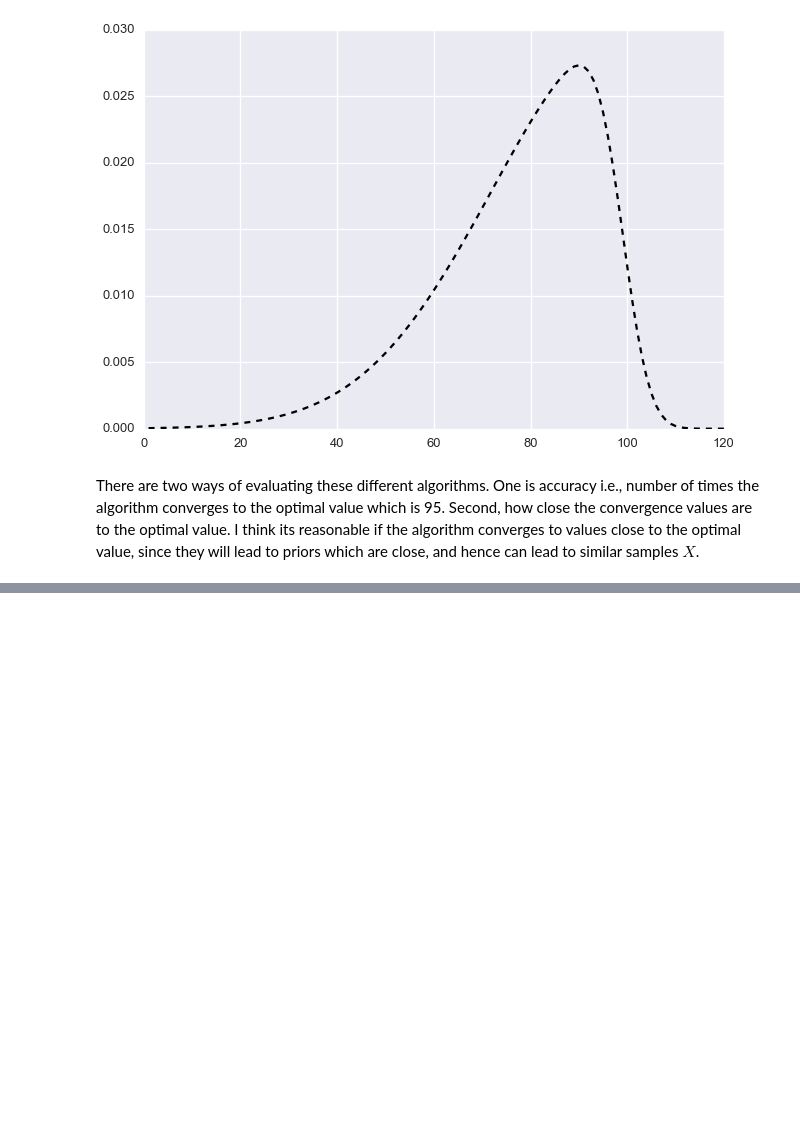
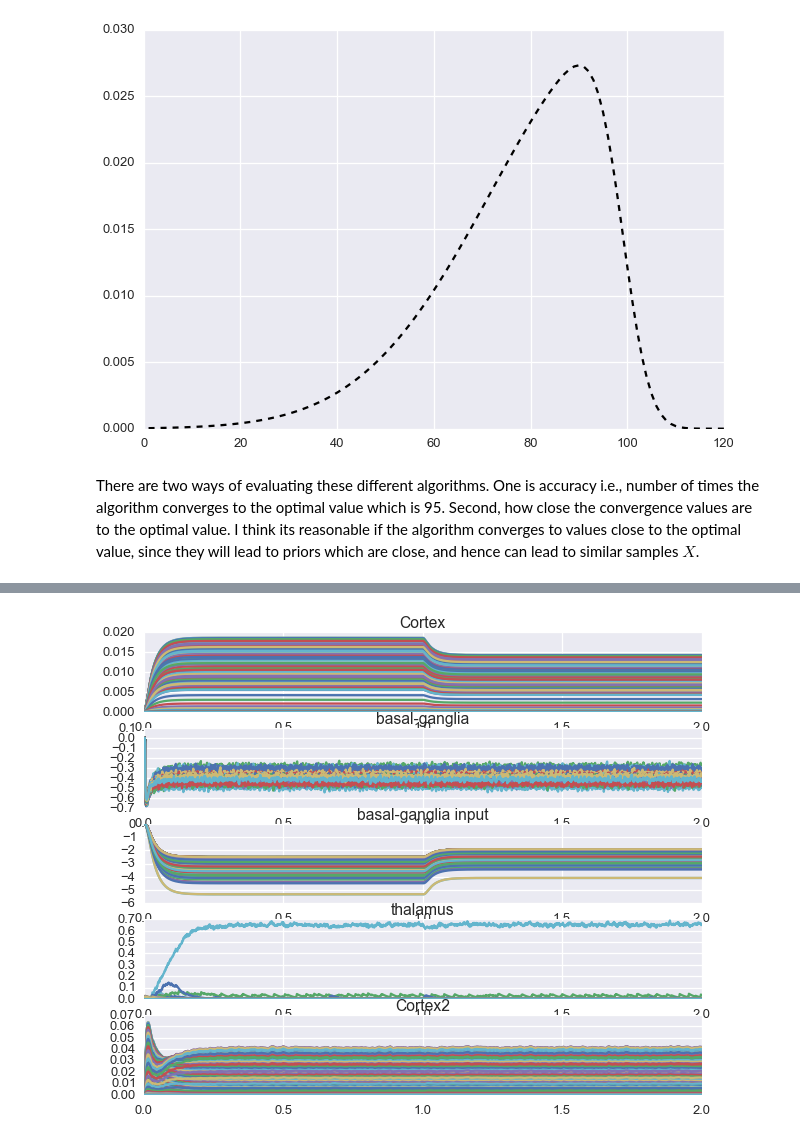
Before and after one commit to s72sue/infer_hyperparam, a Jupyter notebook: fall2017/generalize learning.ipynb, the cells around one changed output, grey strips where cells are left out. Drawn from its saved outputs; the diff is of its cells as text; code cells hidden in the pictures; blank space fills up the shorter version.

```diff
--- a/fall2017/generalize learning.ipynb
+++ b/fall2017/generalize learning.ipynb
@@ -377,0 +419,24 @@ Mean:  0.00833333333333
+# %%
+plt.figure(figsize=(10, 10))
+
+plt.subplot(6, 1, 1)
+plt.plot(sim.trange(), sim.data[cortex_p])
+plt.title("Cortex")
+
+plt.subplot(6, 1, 2)
+plt.plot(sim.trange(), sim.data[bg_p])
+plt.title("basal-ganglia")
+
+plt.subplot(6, 1, 3)
+plt.plot(sim.trange(), sim.data[bg_pin])
+plt.title("basal-ganglia input")
+
+plt.subplot(6, 1, 4)
+plt.plot(sim.trange(), sim.data[thal_p])
+plt.title("thalamus")
+
+plt.subplot(6, 1, 5)
+plt.plot(sim.trange(), sim.data[cortex2_p])
+plt.title("Cortex2");
+# %% [output]
+[figure, added]
```
Also changed, not shown: parts of 12 cells of this notebook.
